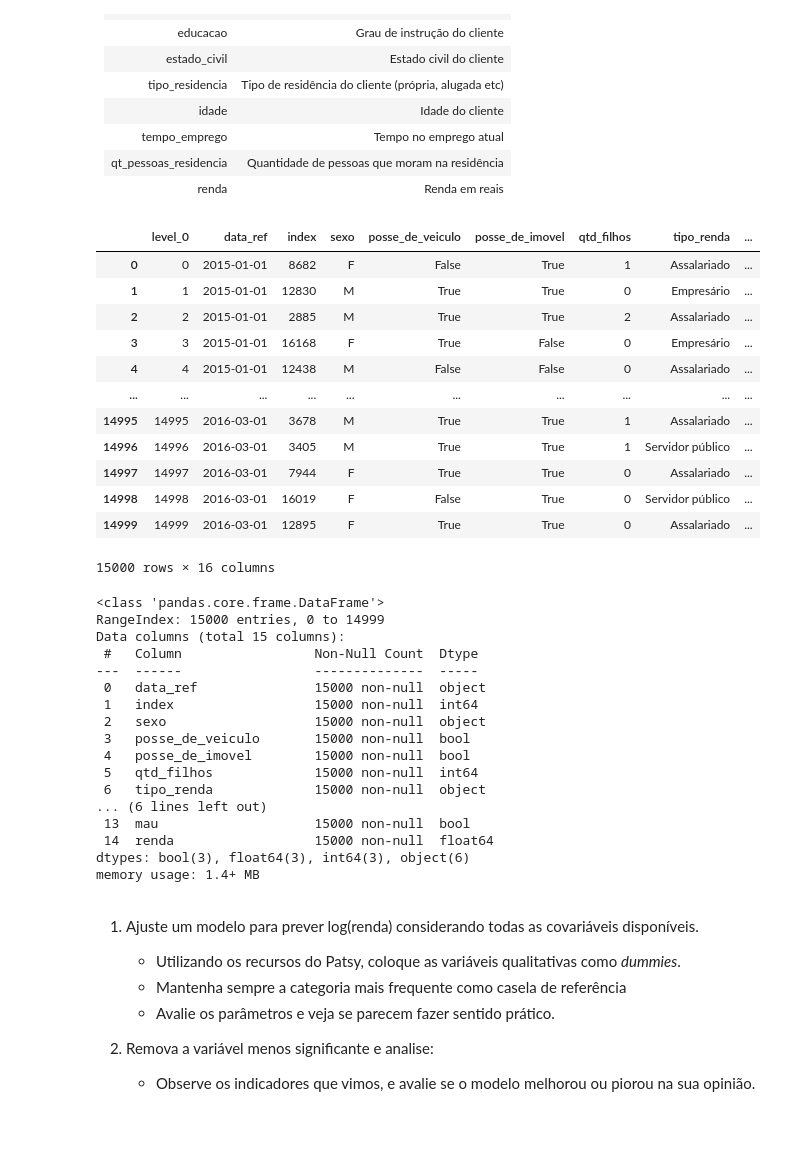
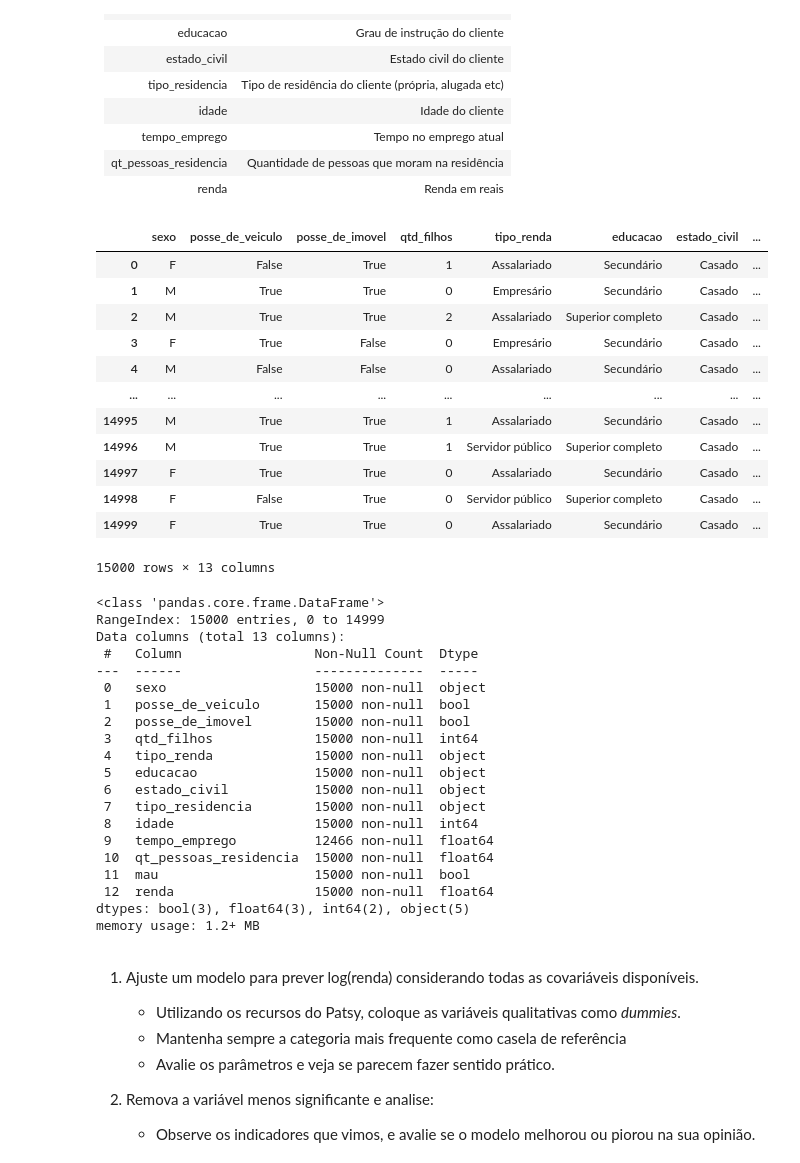
Before and after one commit to thomasgcosta/datascience-ebac, a Jupyter notebook: Tarefas/Ciencia_de_Dados_Mod13 - Tarefa 01.ipynb, the cells around one changed output. Drawn from its saved outputs; the diff is of its cells as text; code cells hidden in the pictures; blank space fills up the shorter version.

```diff
--- a/Tarefas/Ciencia_de_Dados_Mod13 - Tarefa 01.ipynb
+++ b/Tarefas/Ciencia_de_Dados_Mod13 - Tarefa 01.ipynb
@@ -31,42 +31,45 @@ import statsmodels.api as sm
 import statsmodels.formula.api as smf
 # %%
 df = pd.read_csv('previsao_de_renda.csv')
-df.drop("Unnamed: 0",axis=1,inplace=True)
-df.reset_index()
+df.drop(["Unnamed: 0","data_ref","index"],axis=1,inplace=True)
+df
 # %% [output]
-|  | level_0 | data_ref | index | sexo | posse_de_veiculo | posse_de_imovel | qtd_filhos | tipo_renda | ... |
-| 0 | 0 | 2015-01-01 | 8682 | F | False | True | 1 | Assalariado | ... |
-| 1 | 1 | 2015-01-01 | 12830 | M | True | True | 0 | Empresário | ... |
-| 2 | 2 | 2015-01-01 | 2885 | M | True | True | 2 | Assalariado | ... |
-| 3 | 3 | 2015-01-01 | 16168 | F | True | False | 0 | Empresário | ... |
-| 4 | 4 | 2015-01-01 | 12438 | M | False | False | 0 | Assalariado | ... |
-| ... | ... | ... | ... | ... | ... | ... | ... | ... | ... |
-| 14995 | 14995 | 2016-03-01 | 3678 | M | True | True | 1 | Assalariado | ... |
-| 14996 | 14996 | 2016-03-01 | 3405 | M | True | True | 1 | Servidor público | ... |
-| 14997 | 14997 | 2016-03-01 | 7944 | F | True | True | 0 | Assalariado | ... |
-| 14998 | 14998 | 2016-03-01 | 16019 | F | False | True | 0 | Servidor público | ... |
-| 14999 | 14999 | 2016-03-01 | 12895 | F | True | True | 0 | Assalariado | ... |
+|  | sexo | posse_de_veiculo | posse_de_imovel | qtd_filhos | tipo_renda | educacao | estado_civil | ... |
+| 0 | F | False | True | 1 | Assalariado | Secundário | Casado | ... |
+| 1 | M | True | True | 0 | Empresário | Secundário | Casado | ... |
+| 2 | M | True | True | 2 | Assalariado | Superior completo | Casado | ... |
+| 3 | F | True | False | 0 | Empresário | Secundário | Casado | ... |
+| 4 | M | False | False | 0 | Assalariado | Secundário | Casado | ... |
+| ... | ... | ... | ... | ... | ... | ... | ... | ... |
+| 14995 | M | True | True | 1 | Assalariado | Secundário | Casado | ... |
+| 14996 | M | True | True | 1 | Servidor público | Superior completo | Casado | ... |
+| 14997 | F | True | True | 0 | Assalariado | Secundário | Casado | ... |
+| 14998 | F | False | True | 0 | Servidor público | Superior completo | Casado | ... |
+| 14999 | F | True | True | 0 | Assalariado | Secundário | Casado | ... |
-15000 rows × 16 columns
+15000 rows × 13 columns
 # %%
 df.info()
 # %% [output]
 <class 'pandas.core.frame.DataFrame'>
 RangeIndex: 15000 entries, 0 to 14999
-Data columns (total 15 columns):
+Data columns (total 13 columns):
  #   Column                 Non-Null Count  Dtype
 ---  ------                 --------------  -----
- 0   data_ref               15000 non-null  object
- 1   index                  15000 non-null  int64
- 2   sexo                   15000 non-null  object
- 3   posse_de_veiculo       15000 non-null  bool
- 4   posse_de_imovel        15000 non-null  bool
- 5   qtd_filhos             15000 non-null  int64
- 6   tipo_renda             15000 non-null  object
-... (6 lines left out)
- 13  mau                    15000 non-null  bool
- 14  renda                  15000 non-null  float64
-dtypes: bool(3), float64(3), int64(3), object(6)
-memory usage: 1.4+ MB
+ 0   sexo                   15000 non-null  object
+ 1   posse_de_veiculo       15000 non-null  bool
+ 2   posse_de_imovel        15000 non-null  bool
+ 3   qtd_filhos             15000 non-null  int64
+ 4   tipo_renda             15000 non-null  object
+ 5   educacao               15000 non-null  object
+ 6   estado_civil           15000 non-null  object
+ 7   tipo_residencia        15000 non-null  object
+ 8   idade                  15000 non-null  int64
+ 9   tempo_emprego          12466 non-null  float64
+ 10  qt_pessoas_residencia  15000 non-null  float64
+ 11  mau                    15000 non-null  bool
+ 12  renda                  15000 non-null  float64
+dtypes: bool(3), float64(3), int64(2), object(5)
+memory usage: 1.2+ MB
 # %% [markdown]
 1. Ajuste um modelo para prever log(renda) considerando todas as covariáveis disponíveis.
     - Utilizando os recursos do Patsy, coloque as variáveis qualitativas como *dummies*.
```
Also changed, not shown: parts of 12 cells of this notebook.
